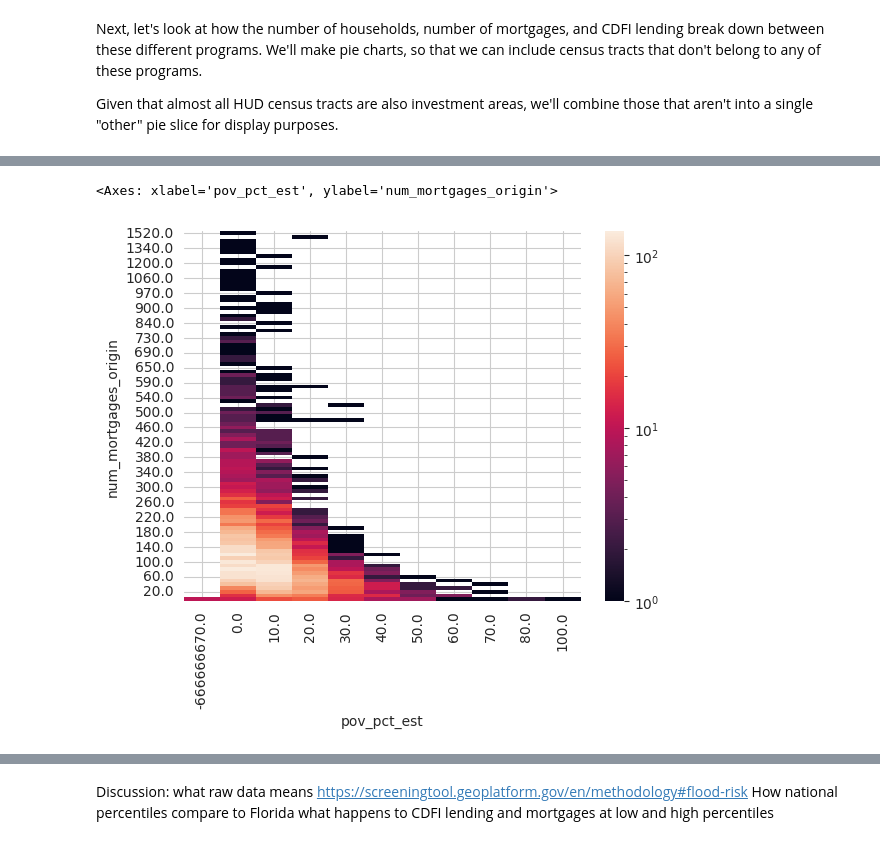
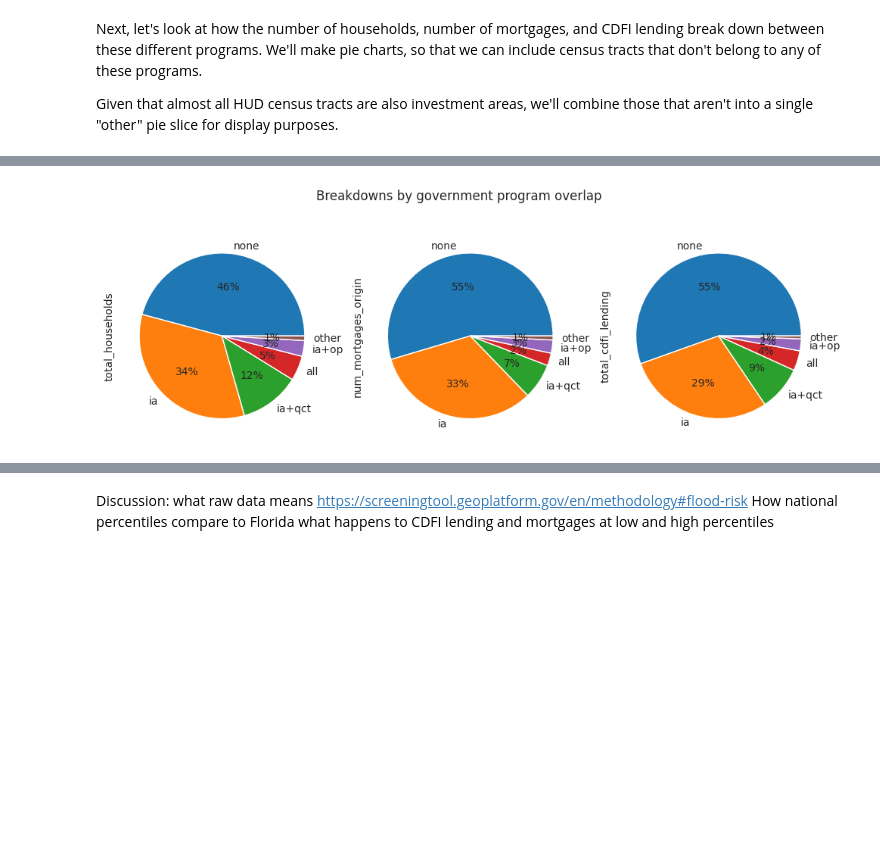
Before and after one commit to datakind/datakit-housing-fall-2024, a Jupyter notebook: DataKindChallenge3.ipynb, the cells around one changed output, grey strips where cells are left out. Drawn from its saved outputs; the diff is of its cells as text; code cells hidden in the pictures; blank space fills up the shorter version.

```diff
--- a/DataKindChallenge3.ipynb
+++ b/DataKindChallenge3.ipynb
@@ -638,21 +528,0 @@ plt.show()
-# %%
-
-display("dropping rows with unknown demographics")
-display(df.shape)
-df.drop(df[df.pov_white_nh_pct_est<0].index,inplace=True)
-df.drop(df[df.pov_pct_est<0].index,inplace=True)
-df.drop(df[df.pop_pct_white<0].index,inplace=True)
-
-display(df.shape)
-
-display("adding columns for non-white and poor populations")
-
-df["pop_pct_nonwhite"]=100-df.pop_pct_white
-df["pov_nonwhite_pct_est"]=df.apply(
-    lambda x: 0 if x.pov_white_nh_pct_est>=x.pov_pct_est else (x.pov_pct_est-x.pov_white_nh_pct_est),
-    axis=1)
-df["non_white_population"]=((100-df.pop_pct_white)*df.total_population//100)
-df["poor_population"]=((100-df.pov_pct_est)*df.total_population//100)
-df["poor_non_white_population"]=df.apply(
-    lambda x: 0 if x.pov_white_nh_pct_est>=x.pov_pct_est else (x.pov_pct_est-x.pov_white_nh_pct_est)*x.total_population/100,
-    axis=1)
@@ -815,7 +528,0 @@ plt.show()
-# %%
-fig, ax = plt.subplots(1, 1, figsize=(4, 4))
-df["majority_non_white"]=df.pop_pct_white.apply(lambda x: x<50)
-sns.scatterplot(df.query("pov_pct_est>20"),x="pov_pct_est",y="num_mortgages_origin",hue="majority_non_white",hue_order=[True,False],ax=ax)
-ax.set_ylim(ymax=400)
-plt.show()
-#
@@ -891,15 +528,0 @@ dtype: float64
-# %%
-import matplotlib.colors as colors
-
-#tdf=df.loc[:,["pov_pct_est","pctile_cdfi_lending_fl"]].map(lambda x: (x//5)*5)
-#tdf=df.loc[:,["pov_pct_est","pop_pct_nonwhite"]].map(lambda x: (x//10)*10)
-tdf=df.loc[:,["pov_pct_est","num_mortgages_origin"]].map(lambda x: (x//10)*10)
-
-#ct=pd.crosstab(tdf.pctile_cdfi_lending_fl,tdf.pov_pct_est)
-#ct.sort_index(ascending=False,inplace=False)
-#ct.sort_index(axis=1,ascending=False,inplace=True)
-
-sns.heatmap(pd.crosstab(tdf.iloc[:,1],tdf.iloc[:,0]).sort_index(ascending=False),norm=colors.LogNorm())
-# %% [output]
-<Axes: xlabel='pov_pct_est', ylabel='num_mortgages_origin'>
-[figure, removed]
@@ -917,0 +529,8 @@ df["fire_risk_30yr_share"]=df["fire_risk_30yr_share"].map(lambda x: 100 if x>100
+# %%
+a=df.loc[:,["overlap_label","total_households","num_mortgages_origin","total_cdfi_lending"]].groupby("overlap_label").sum()
+a=a.sort_values("total_households",ascending=False)
+
+a.plot.pie(subplots=True,autopct='%1.0f%%',legend=False,figsize=(12, 4),title="Breakdowns by government program overlap")
+plt.show()
+# %% [output]
+[figure, added]
```
Also changed, not shown: parts of 64 cells of this notebook.
